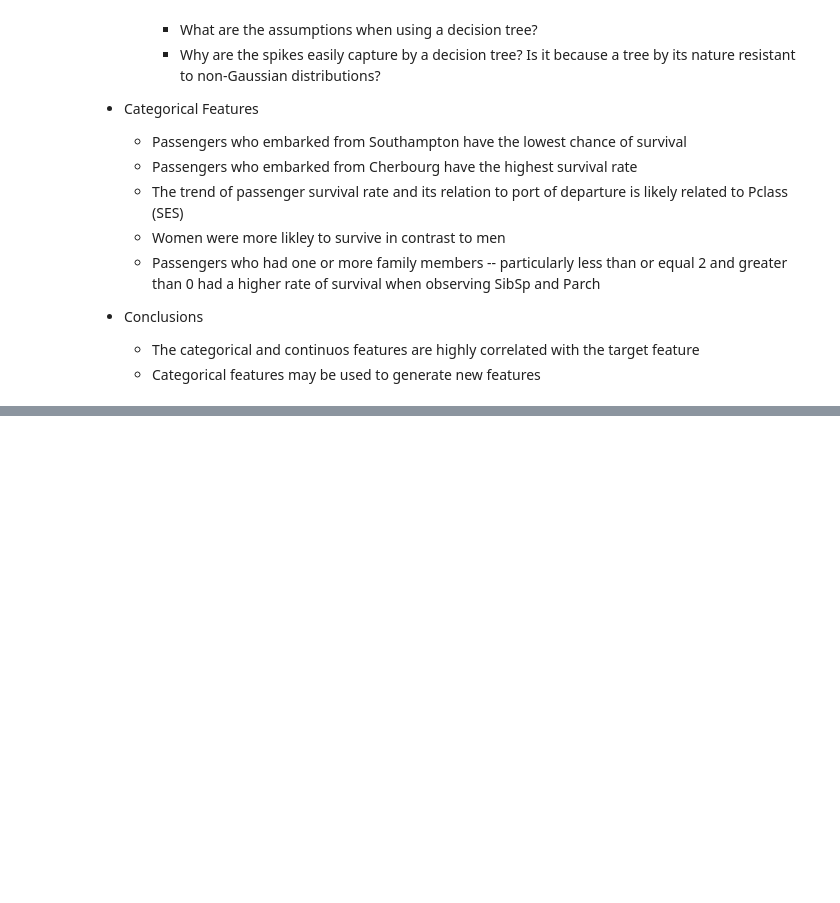
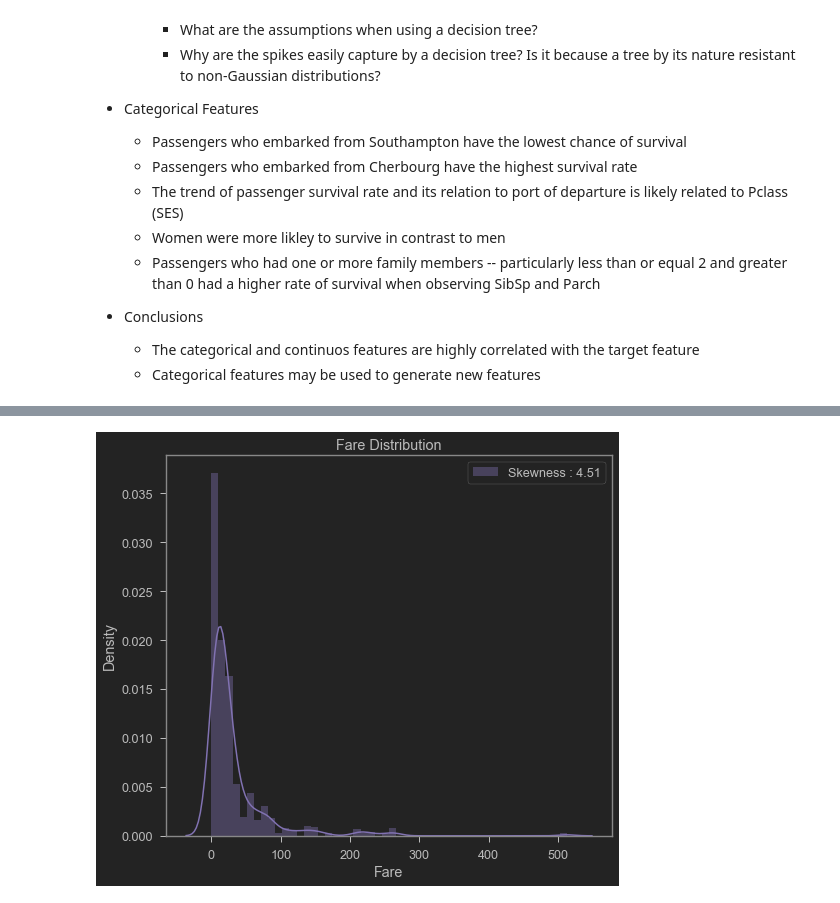
Before and after one commit to henrylao/kaggle-titanic, a Jupyter notebook: kaggle-titanic-notebook.ipynb, the cells around one changed output, grey strips where cells are left out. Cells and saved outputs as stored; diff of their text form; code cells hidden in the pictures; blank space fills up the shorter version.

```diff
--- a/kaggle-titanic-notebook.ipynb
+++ b/kaggle-titanic-notebook.ipynb
@@ -1550,0 +1554,7 @@ Testing Set Feature Correlation
+# %%
+g = sns.distplot(full_data["Fare"], color="m", label="Skewness : %.2f"%(full_data["Fare"].skew()))
+g = g.legend(loc="best")
+plt.title("{} Distribution".format("Fare"))
+plt.show()
+# %% [output]
+[figure, added]
```
Also changed, not shown: parts of 15 cells of this notebook.
